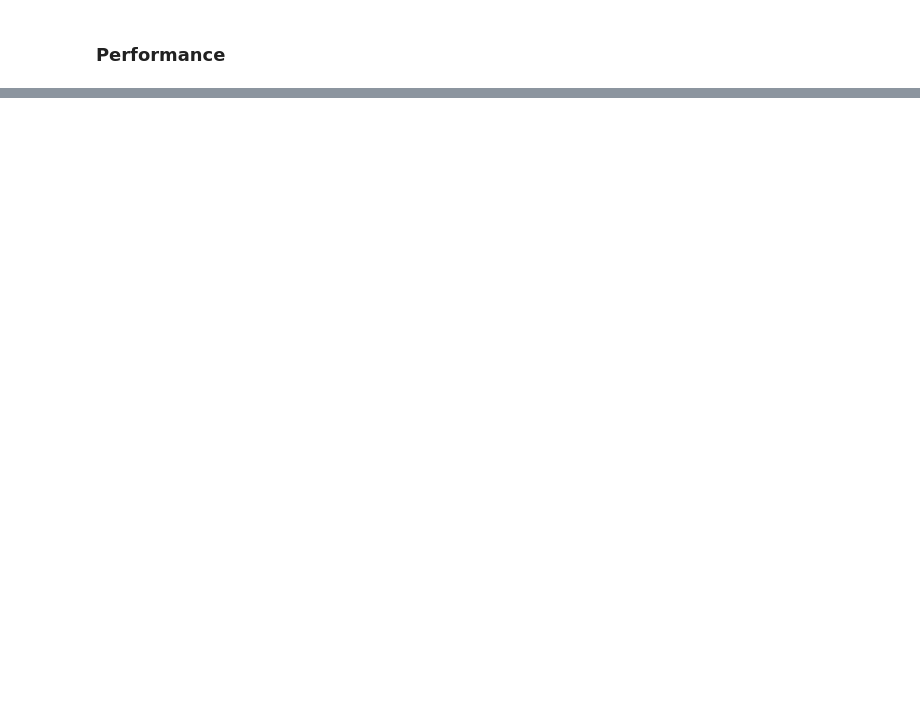
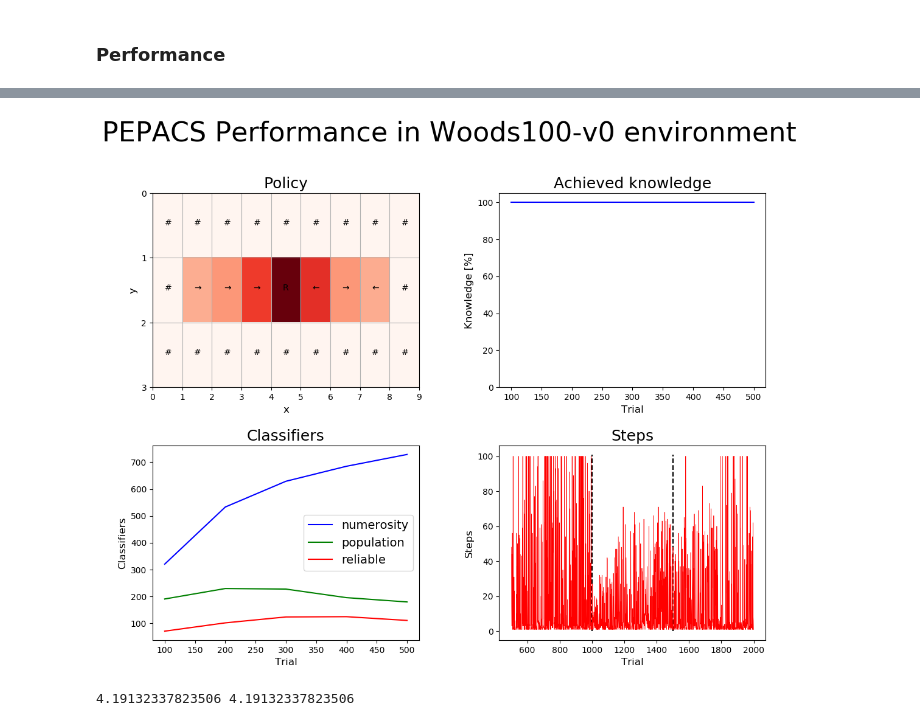
Before and after one commit to RomainOr/Reasoning-with-ALCS, a Jupyter notebook: pepacs.ipynb, the cells around one changed output, grey strips where cells are left out. Cells and saved outputs as stored; diff of their text form; code cells hidden in the pictures; blank space fills up the shorter version.

Commit message:
Prepare benchmark for PEPACS, related to GECCO 2021. Have to be run

```diff
--- a/pepacs.ipynb
+++ b/pepacs.ipynb
@@ -118,0 +238,27 @@ maze.env.get_theoritical_probabilities()
+# %%
+%%time
+
+cfg_exploit_rl = Configuration(
+    classifier_length=CLASSIFIER_LENGTH,
+    number_of_possible_actions=NUMBER_OF_POSSIBLE_ACTIONS,
+    user_metrics_collector_fcn=_maze_metrics,
+    metrics_trial_frequency=1,
+    do_pep=ENABLE_PEP,
+    do_ga=False,
+    beta_alp=BETA_ALP,
+    beta_rl=BETA_EXPLOIT_RL,
+    beta_pep=BETA_PEP,
+    gamma=GAMMA,
+    theta_i=0.1,
+    theta_r=0.9,
+    epsilon=0.0,
+    u_max=CLASSIFIER_LENGTH,
+    theta_exp=20,
+    theta_ga=10,
+    theta_as=20,
+    mu=0.3,
+    chi=0.8
+)
+
+agent_exploit_rl = PEPACS(cfg_exploit_rl, population_exploit_rl_start)
+population_exploit_rl, metrics_exploit_rl = agent_exploit_rl.exploit(maze, NUMBER_OF_EXPLOIT_TRIALS_RL)
@@ -118,0 +268,23 @@ maze.env.get_theoritical_probabilities()
+# %%
+metrics_trial_frequency_explore = cfg_explore.metrics_trial_frequency
+metrics_trial_frequency_exploit = 1
+
+metrics_exploit = metrics_exploit_no_rl.copy()
+for idx, item in enumerate(metrics_exploit_rl_start):
+    tmp = item.copy()
+    tmp['trial'] += NUMBER_OF_EXPLOIT_TRIALS_NO_RL
+    metrics_exploit.append(tmp)
+for idx, item in enumerate(metrics_exploit_rl):
+    tmp = item.copy()
+    tmp['trial'] += NUMBER_OF_EXPLOIT_TRIALS_NO_RL + NUMBER_OF_EXPLOIT_TRIALS_RL_START
+    metrics_exploit.append(tmp)
+
+metrics_df = parse_metrics_to_df(metrics_explore, metrics_trial_frequency_explore, metrics_exploit, metrics_trial_frequency_exploit)
+plot_performance(agent_exploit_rl, maze, metrics_df, cfg_exploit_rl, MAZE, metrics_trial_frequency_explore, [NUMBER_OF_EXPLOIT_TRIALS_NO_RL,NUMBER_OF_EXPLOIT_TRIALS_RL_START,NUMBER_OF_EXPLOIT_TRIALS_RL])
+# %% [output]
+[figure, added]
+# %%
+old_pep_error, new_pep_error = _enhanced_effect_error(population_explore, maze, CLASSIFIER_LENGTH, 0)
+print(old_pep_error, new_pep_error)
+# %% [output]
+4.19132337823506 4.19132337823506
```
Also changed, not shown: parts of 11 cells of this notebook, 5 other files.
